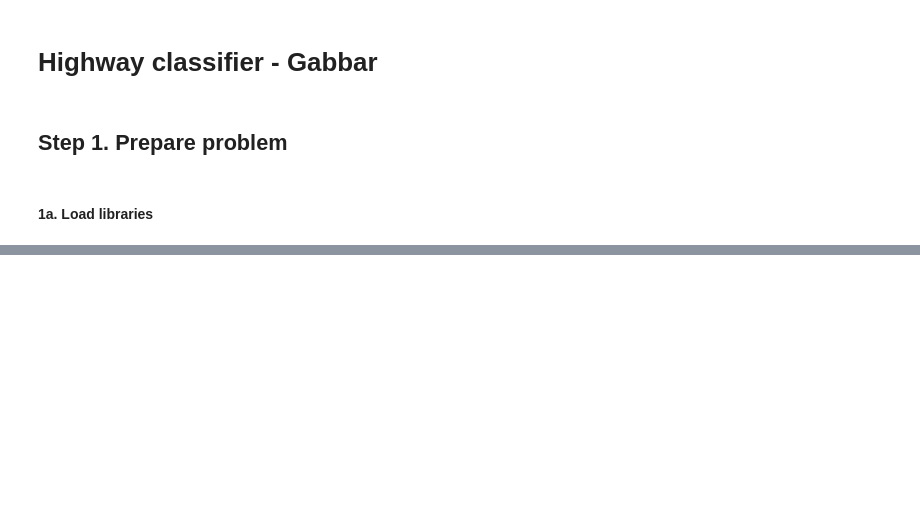
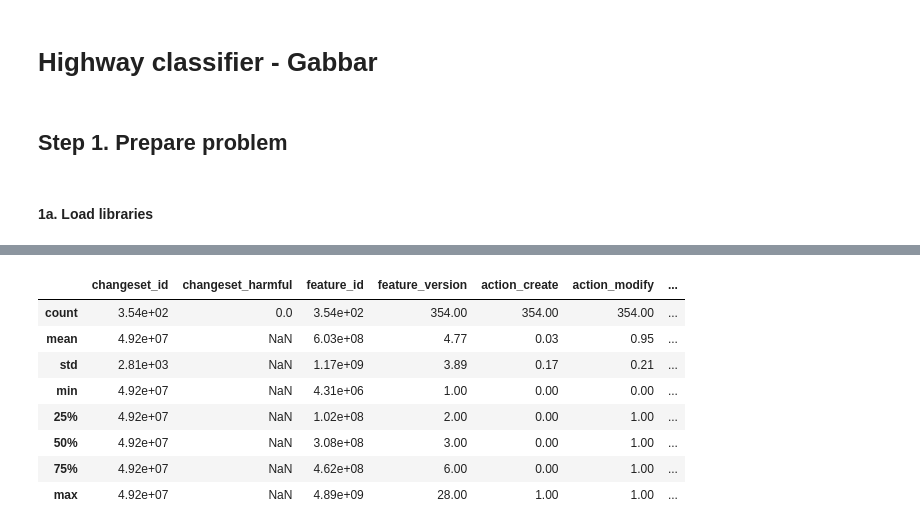
Before and after one commit to mapbox/gabbar, a Jupyter notebook: notebooks/highway_classifier.ipynb, the cells around one changed output, grey strips where cells are left out. Cells and saved outputs as stored; diff of their text form; code cells hidden in the pictures; blank space fills up the shorter version.

```diff
--- a/notebooks/highway_classifier.ipynb
+++ b/notebooks/highway_classifier.ipynb
@@ -393,0 +703,20 @@ testing['prediction'] = model.predict(tX_scaled)
+# %%
+# Fill null values in tags with empty string.
+unlabelled['old_tags'] = unlabelled['old_tags'].fillna('')
+unlabelled['new_tags'] = unlabelled['new_tags'].fillna('')
+# %%
+# Using all of the unlabelled dataset for testing.
+testing = unlabelled.sample(unlabelled.shape[0])
+# %%
+# Vectorize old_tags.
+old_vectorized = pd.DataFrame(old_vectorizer.transform(testing['old_tags']).toarray(), columns=old_vectorizer.get_feature_names())
+old_vectorized.columns = ['old_{}'.format(item) for item in old_vectorized.columns]
+
+# Vectorize new_tags.
+new_vectorized = pd.DataFrame(new_vectorizer.transform(testing['new_tags']).toarray(), columns=new_vectorizer.get_feature_names())
+new_vectorized.columns = ['new_{}'.format(item) for item in new_vectorized.columns]
+# %%
+# Concatenate both initial validation data and vectorized data.
+testing = pd.concat([testing, new_vectorized, old_vectorized], axis=1)
+print(testing.shape)
+testing.head()
@@ -393,0 +731,12 @@ testing['prediction'] = model.predict(tX_scaled)
+# %%
+testing.describe()
+# %% [output]
+|  | changeset_id | changeset_harmful | feature_id | feature_version | action_create | action_modify | ... |
+| count | 3.54e+02 | 0.0 | 3.54e+02 | 354.00 | 354.00 | 354.00 | ... |
+| mean | 4.92e+07 | NaN | 6.03e+08 | 4.77 | 0.03 | 0.95 | ... |
+| std | 2.81e+03 | NaN | 1.17e+09 | 3.89 | 0.17 | 0.21 | ... |
+| min | 4.92e+07 | NaN | 4.31e+06 | 1.00 | 0.00 | 0.00 | ... |
+| 25% | 4.92e+07 | NaN | 1.02e+08 | 2.00 | 0.00 | 1.00 | ... |
+| 50% | 4.92e+07 | NaN | 3.08e+08 | 3.00 | 0.00 | 1.00 | ... |
+| 75% | 4.92e+07 | NaN | 4.62e+08 | 6.00 | 0.00 | 1.00 | ... |
+| max | 4.92e+07 | NaN | 4.89e+09 | 28.00 | 1.00 | 1.00 | ... |
```
Also changed, not shown: parts of 132 cells of this notebook.
